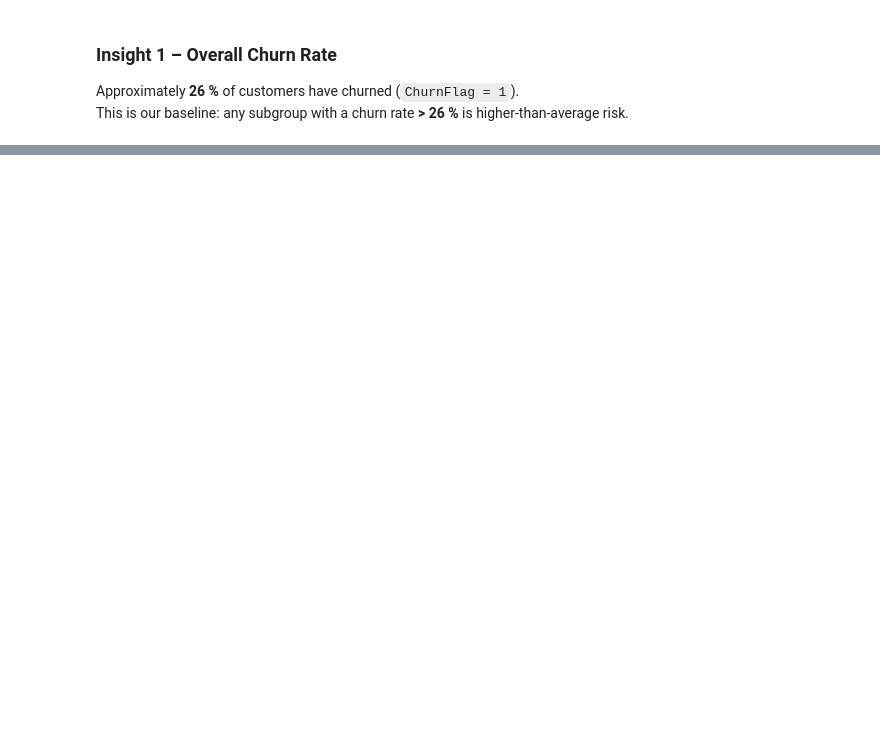
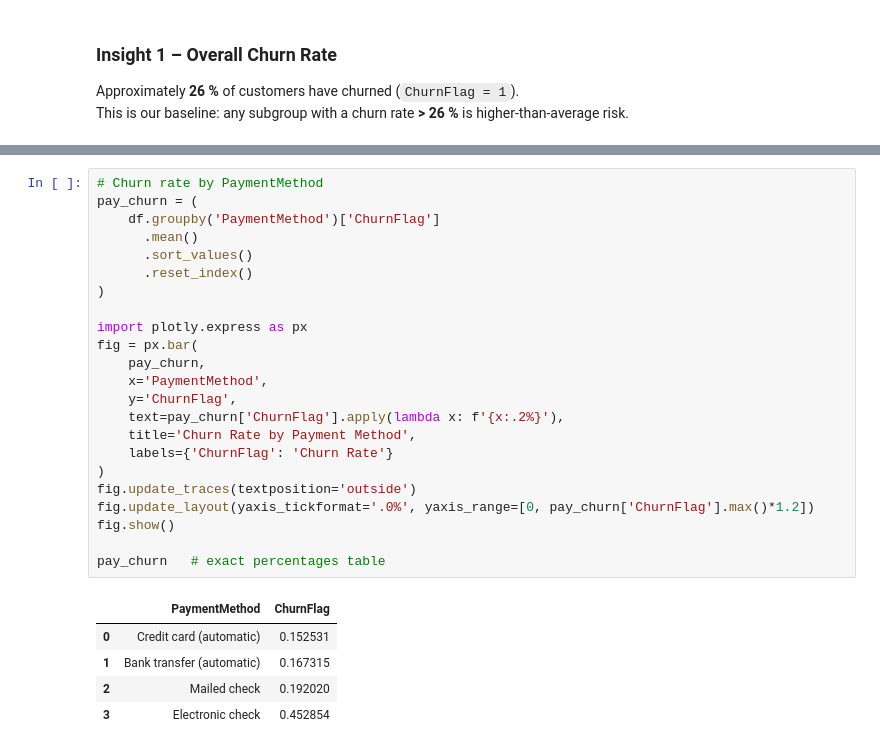
Before and after one commit to wissalzoghbi/data-career-portfolio, a Jupyter notebook: data_analysis/telco_customer_churn/notebooks/eda_telco_customer_churn.ipynb, the cells around one changed output, grey strips where cells are left out. Drawn from its saved outputs; the diff is of its cells as text; blank space fills up the shorter version.

```diff
--- a/data_analysis/telco_customer_churn/notebooks/eda_telco_customer_churn.ipynb
+++ b/data_analysis/telco_customer_churn/notebooks/eda_telco_customer_churn.ipynb
@@ -108,0 +183,29 @@ This is our baseline: any subgroup with a churn rate **> 26 %** is higher-than-a
+# %%
+# Churn rate by PaymentMethod
+pay_churn = (
+    df.groupby('PaymentMethod')['ChurnFlag']
+      .mean()
+      .sort_values()
+      .reset_index()
+)
+
+import plotly.express as px
+fig = px.bar(
+    pay_churn,
+    x='PaymentMethod',
+    y='ChurnFlag',
+    text=pay_churn['ChurnFlag'].apply(lambda x: f'{x:.2%}'),
+    title='Churn Rate by Payment Method',
+    labels={'ChurnFlag': 'Churn Rate'}
+)
+fig.update_traces(textposition='outside')
+fig.update_layout(yaxis_tickformat='.0%', yaxis_range=[0, pay_churn['ChurnFlag'].max()*1.2])
+fig.show()
+
+pay_churn   # exact percentages table
+# %% [output]
+|  | PaymentMethod | ChurnFlag |
+| 0 | Credit card (automatic) | 0.152531 |
+| 1 | Bank transfer (automatic) | 0.167315 |
+| 2 | Mailed check | 0.192020 |
+| 3 | Electronic check | 0.452854 |
```
Also changed, not shown: parts of 14 cells of this notebook.
